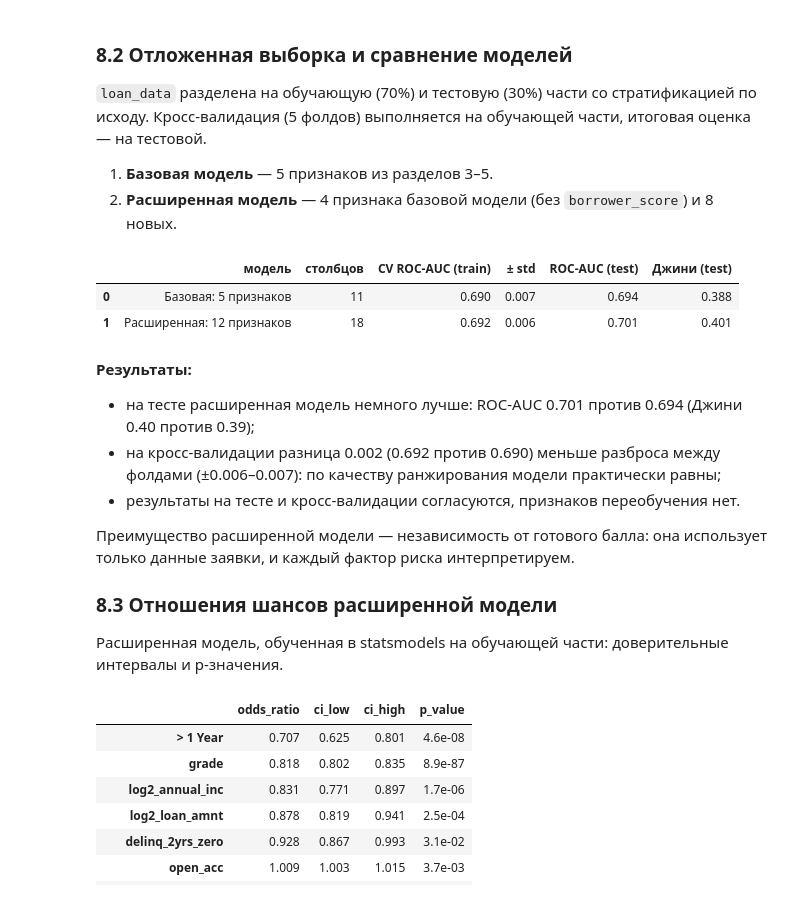
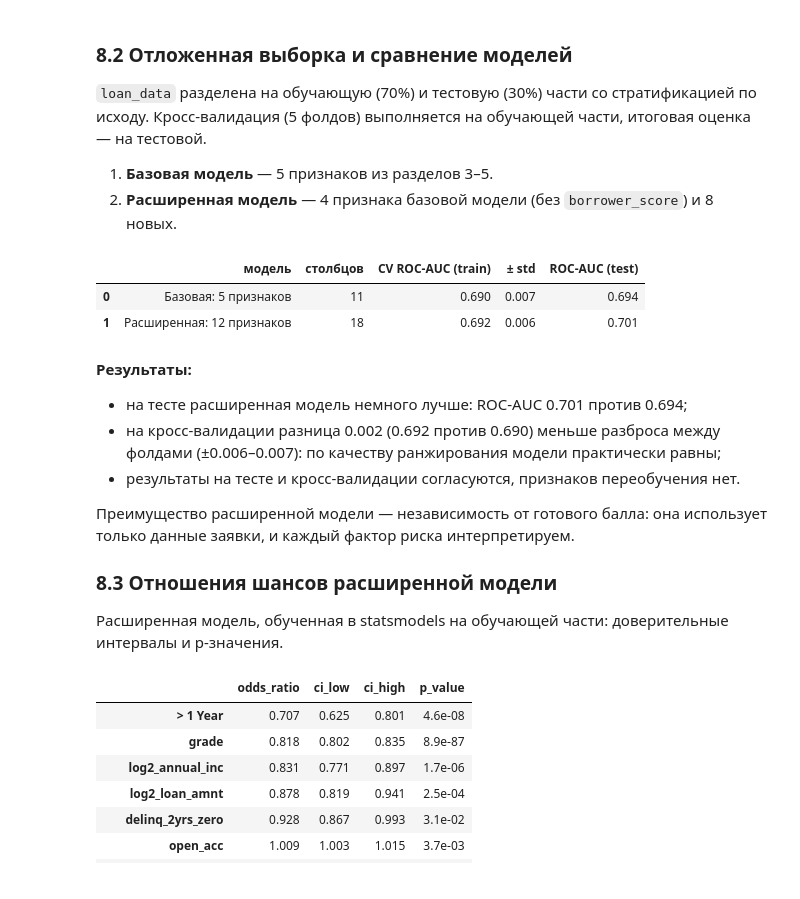
Before and after one commit to ArifIrzaev/credit-scoring, a Jupyter notebook: notebooks/credit_scoring.ipynb, the cells around one changed output. Drawn from its saved outputs; the diff is of its cells as text; code cells hidden in the pictures.

Commit message:
Убран коэффициент Джини из метрик и описания

```diff
--- a/notebooks/credit_scoring.ipynb
+++ b/notebooks/credit_scoring.ipynb
@@ -916,37 +916,36 @@ def make_base_features(data):
 # %%
 SEED = 42
 y_def = (loan_data["outcome"] == "default").astype(int)
 cv5 = StratifiedKFold(n_splits=5, shuffle=True, random_state=SEED)
 idx_train, idx_test = train_test_split(loan_data.index, test_size=0.3, stratify=y_def,
                                        random_state=SEED)
 y_train, y_test = y_def.loc[idx_train], y_def.loc[idx_test]
 
 variants = {
     "Базовая: 5 признаков": make_base_features(loan_data),
     "Расширенная: 12 признаков": make_features(loan_data),
 }
 
 rows, test_scores = [], {}
 for name, feats in variants.items():
     model_ = LogisticRegression(C=1e42, solver="liblinear", max_iter=1000)
     cv_auc = cross_val_score(model_, feats.loc[idx_train], y_train, cv=cv5, scoring="roc_auc")
     model_.fit(feats.loc[idx_train], y_train)
     p_test = model_.predict_proba(feats.loc[idx_test])[:, 1]
     test_scores[name] = p_test
     auc_test = roc_auc_score(y_test, p_test)
     rows.append({"модель": name, "столбцов": feats.shape[1],
                  "CV ROC-AUC (train)": cv_auc.mean(), "± std": cv_auc.std(),
-                 "ROC-AUC (test)": auc_test, "Джини (test)": 2 * auc_test - 1})
+                 "ROC-AUC (test)": auc_test})
 comparison = pd.DataFrame(rows).round(3)
 comparison
 # %% [output]
-|  | модель | столбцов | CV ROC-AUC (train) | ± std | ROC-AUC (test) | Джини (test) |
-| 0 | Базовая: 5 признаков | 11 | 0.690 | 0.007 | 0.694 | 0.388 |
-| 1 | Расширенная: 12 признаков | 18 | 0.692 | 0.006 | 0.701 | 0.401 |
+|  | модель | столбцов | CV ROC-AUC (train) | ± std | ROC-AUC (test) |
+| 0 | Базовая: 5 признаков | 11 | 0.690 | 0.007 | 0.694 |
+| 1 | Расширенная: 12 признаков | 18 | 0.692 | 0.006 | 0.701 |
 # %% [markdown]
 **Результаты:**
-- на тесте расширенная модель немного лучше: ROC-AUC 0.701 против 0.694 (Джини 0.40
-  против 0.39);
+- на тесте расширенная модель немного лучше: ROC-AUC 0.701 против 0.694;
 - на кросс-валидации разница 0.002 (0.692 против 0.690) меньше разброса между фолдами
   (±0.006–0.007): по качеству ранжирования модели практически равны;
 - результаты на тесте и кросс-валидации согласуются, признаков переобучения нет.
```
Also changed, not shown: parts of 4 cells of this notebook, 2 other files.
